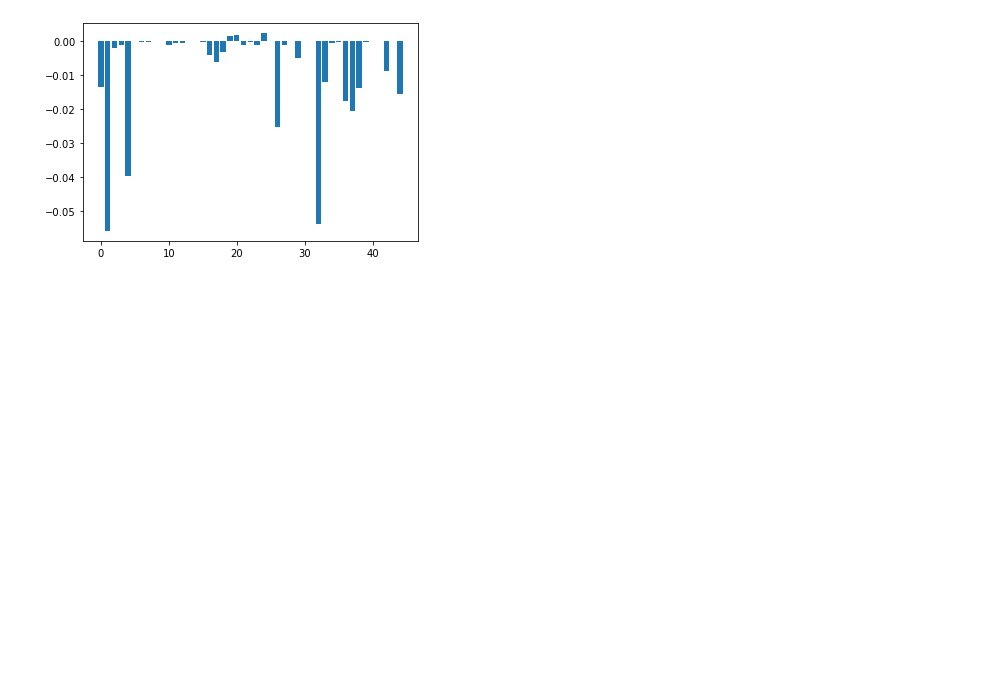
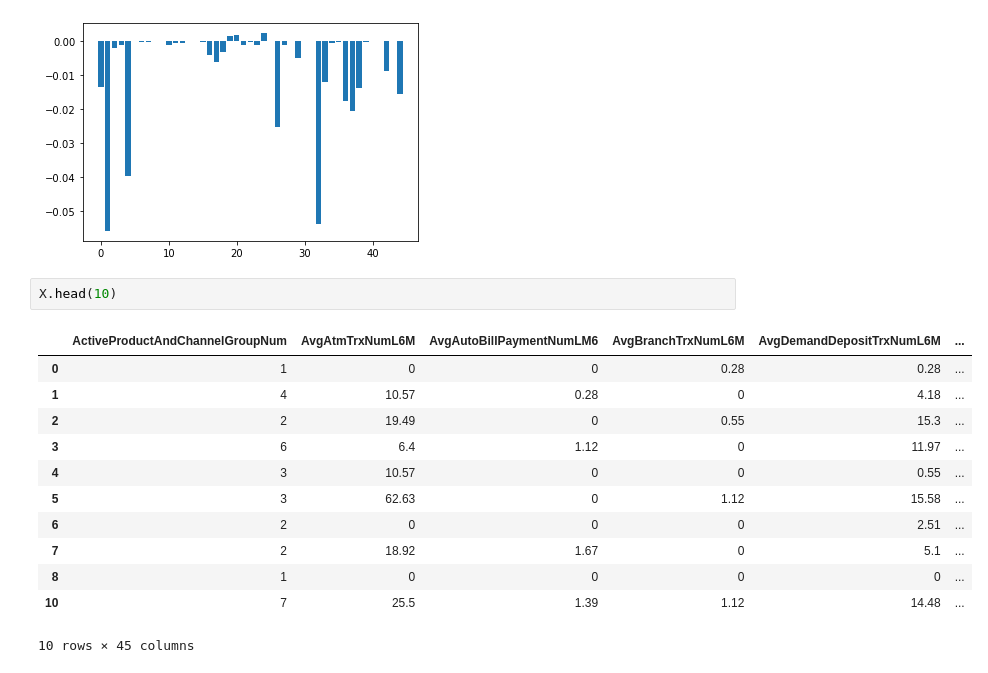
Before and after one commit to ertugdlk/denizbank-datascience, a Jupyter notebook: denizbank.ipynb, the cells around one changed output. Drawn from its saved outputs; the diff is of its cells as text; blank space fills up the shorter version.

```diff
--- a/denizbank.ipynb
+++ b/denizbank.ipynb
@@ -608,3 +593,18 @@ Feature: 42, Score: -0.00880
 Feature: 43, Score: -0.00001
 Feature: 44, Score: -0.01569
 [figure]
+# %%
+X.head(10)
+# %% [output]
+|  | ActiveProductAndChannelGroupNum | AvgAtmTrxNumL6M | AvgAutoBillPaymentNumLM6 | AvgBranchTrxNumL6M | AvgDemandDepositTrxNumL6M | ... |
+| 0 | 1 | 0 | 0 | 0.28 | 0.28 | ... |
+| 1 | 4 | 10.57 | 0.28 | 0 | 4.18 | ... |
+| 2 | 2 | 19.49 | 0 | 0.55 | 15.3 | ... |
+| 3 | 6 | 6.4 | 1.12 | 0 | 11.97 | ... |
+| 4 | 3 | 10.57 | 0 | 0 | 0.55 | ... |
+| 5 | 3 | 62.63 | 0 | 1.12 | 15.58 | ... |
+| 6 | 2 | 0 | 0 | 0 | 2.51 | ... |
+| 7 | 2 | 18.92 | 1.67 | 0 | 5.1 | ... |
+| 8 | 1 | 0 | 0 | 0 | 0 | ... |
+| 10 | 7 | 25.5 | 1.39 | 1.12 | 14.48 | ... |
+10 rows × 45 columns
```
Also changed, not shown: parts of 35 cells of this notebook, 1 other file.
